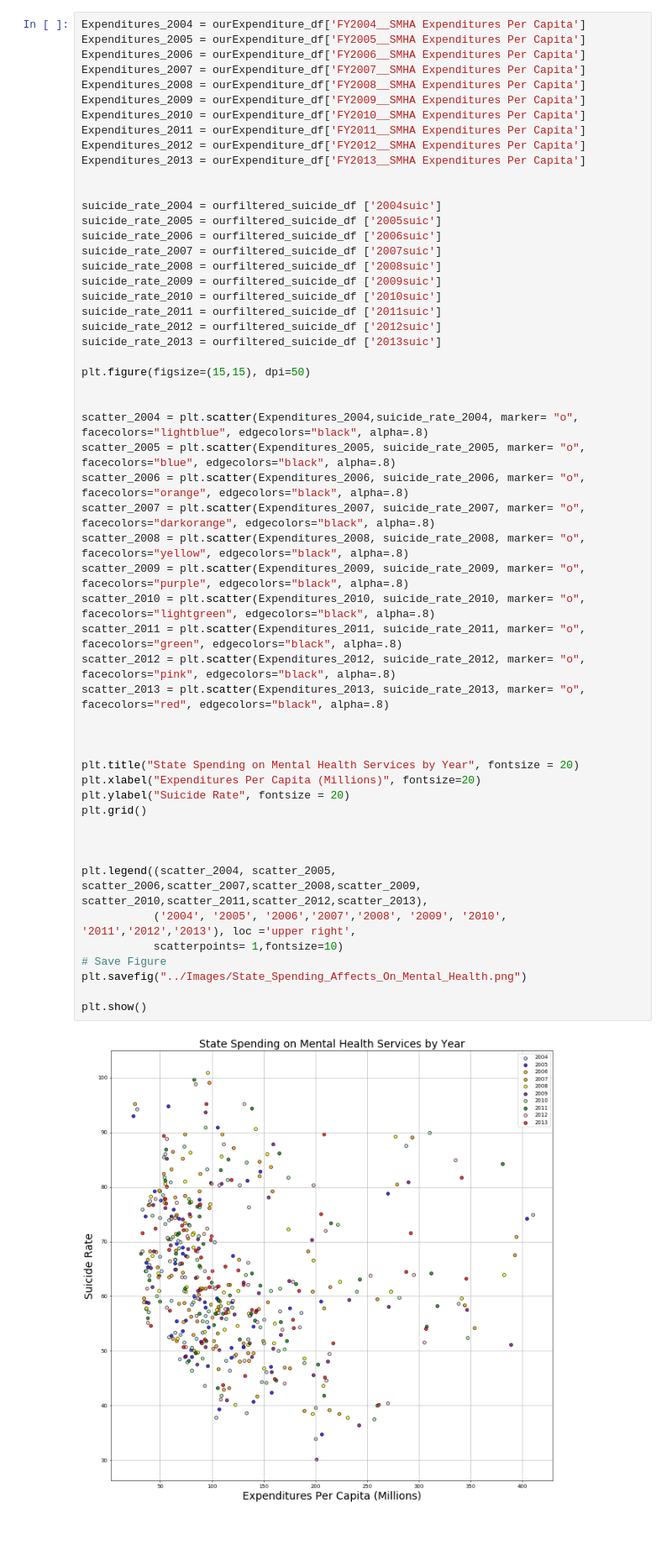
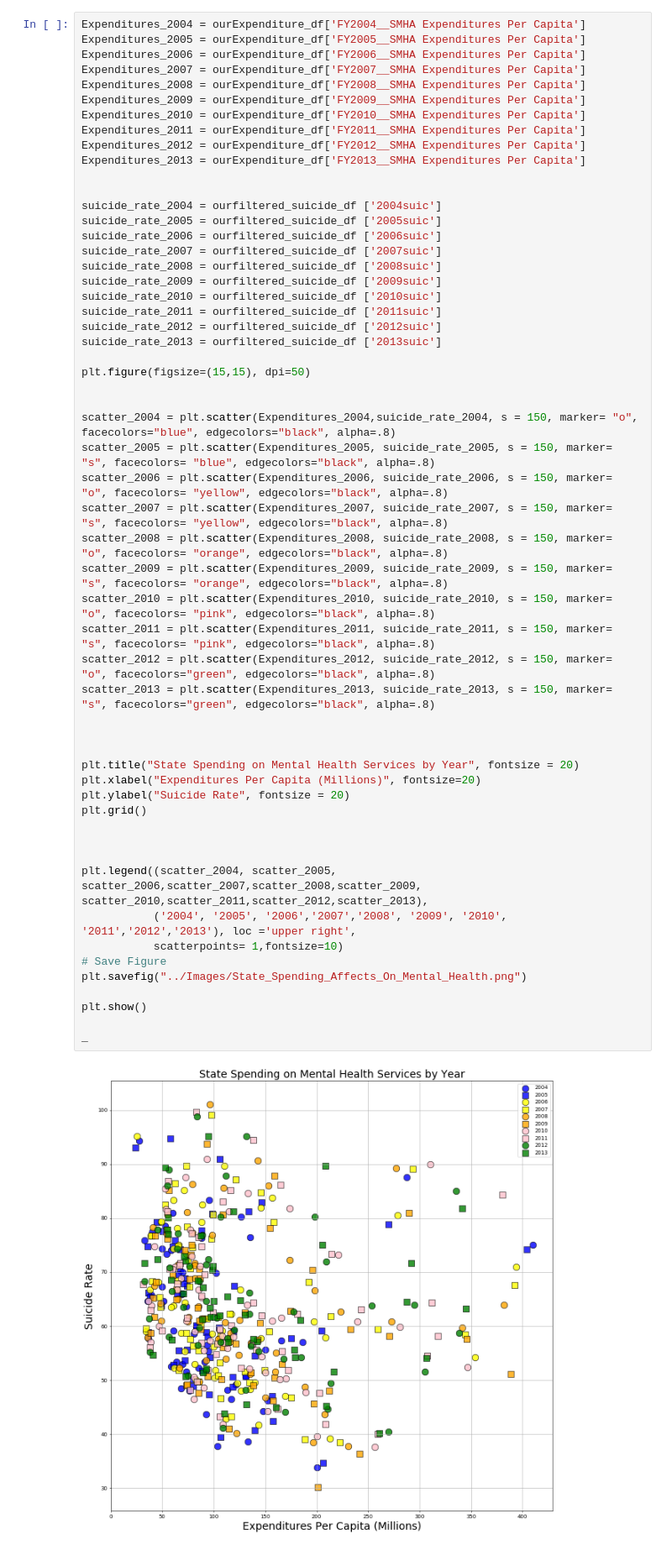
Before and after one commit to aeclaman/Project1, a Jupyter notebook: notebooks/Expenditure vs Suicide Rate.ipynb, the cells around one changed output. Shown at 84% size. Saved outputs shown, nothing was run; the diff lists cells and outputs as text.

Commit message:
Expenditure vs Suicide

```diff
--- a/notebooks/Expenditure vs Suicide Rate.ipynb
+++ b/notebooks/Expenditure vs Suicide Rate.ipynb
@@ -79,41 +79,43 @@ suicide_rate_2005 = ourfiltered_suicide_df ['2005suic']
 suicide_rate_2006 = ourfiltered_suicide_df ['2006suic']
 suicide_rate_2007 = ourfiltered_suicide_df ['2007suic']
 suicide_rate_2008 = ourfiltered_suicide_df ['2008suic']
 suicide_rate_2009 = ourfiltered_suicide_df ['2009suic']
 suicide_rate_2010 = ourfiltered_suicide_df ['2010suic']
 suicide_rate_2011 = ourfiltered_suicide_df ['2011suic']
 suicide_rate_2012 = ourfiltered_suicide_df ['2012suic']
 suicide_rate_2013 = ourfiltered_suicide_df ['2013suic']
 
 plt.figure(figsize=(15,15), dpi=50)
 
 
-scatter_2004 = plt.scatter(Expenditures_2004,suicide_rate_2004, marker= "o", facecolors="lightblue", edgecolors="black", alpha=.8)
-scatter_2005 = plt.scatter(Expenditures_2005, suicide_rate_2005, marker= "o", facecolors="blue", edgecolors="black", alpha=.8)
-scatter_2006 = plt.scatter(Expenditures_2006, suicide_rate_2006, marker= "o", facecolors="orange", edgecolors="black", alpha=.8)
-scatter_2007 = plt.scatter(Expenditures_2007, suicide_rate_2007, marker= "o", facecolors="darkorange", edgecolors="black", alpha=.8)
-scatter_2008 = plt.scatter(Expenditures_2008, suicide_rate_2008, marker= "o", facecolors="yellow", edgecolors="black", alpha=.8)
-scatter_2009 = plt.scatter(Expenditures_2009, suicide_rate_2009, marker= "o", facecolors="purple", edgecolors="black", alpha=.8)
-scatter_2010 = plt.scatter(Expenditures_2010, suicide_rate_2010, marker= "o", facecolors="lightgreen", edgecolors="black", alpha=.8)
-scatter_2011 = plt.scatter(Expenditures_2011, suicide_rate_2011, marker= "o", facecolors="green", edgecolors="black", alpha=.8)
-scatter_2012 = plt.scatter(Expenditures_2012, suicide_rate_2012, marker= "o", facecolors="pink", edgecolors="black", alpha=.8)
-scatter_2013 = plt.scatter(Expenditures_2013, suicide_rate_2013, marker= "o", facecolors="red", edgecolors="black", alpha=.8)
+scatter_2004 = plt.scatter(Expenditures_2004,suicide_rate_2004, s = 150, marker= "o", facecolors="blue", edgecolors="black", alpha=.8)
+scatter_2005 = plt.scatter(Expenditures_2005, suicide_rate_2005, s = 150, marker= "s", facecolors= "blue", edgecolors="black", alpha=.8)
+scatter_2006 = plt.scatter(Expenditures_2006, suicide_rate_2006, s = 150, marker= "o", facecolors= "yellow", edgecolors="black", alpha=.8)
+scatter_2007 = plt.scatter(Expenditures_2007, suicide_rate_2007, s = 150, marker= "s", facecolors= "yellow", edgecolors="black", alpha=.8)
+scatter_2008 = plt.scatter(Expenditures_2008, suicide_rate_2008, s = 150, marker= "o", facecolors= "orange", edgecolors="black", alpha=.8)
+scatter_2009 = plt.scatter(Expenditures_2009, suicide_rate_2009, s = 150, marker= "s", facecolors= "orange", edgecolors="black", alpha=.8)
+scatter_2010 = plt.scatter(Expenditures_2010, suicide_rate_2010, s = 150, marker= "o", facecolors= "pink", edgecolors="black", alpha=.8)
+scatter_2011 = plt.scatter(Expenditures_2011, suicide_rate_2011, s = 150, marker= "s", facecolors= "pink", edgecolors="black", alpha=.8)
+scatter_2012 = plt.scatter(Expenditures_2012, suicide_rate_2012, s = 150, marker= "o", facecolors="green", edgecolors="black", alpha=.8)
+scatter_2013 = plt.scatter(Expenditures_2013, suicide_rate_2013, s = 150, marker= "s", facecolors="green", edgecolors="black", alpha=.8)
 
 
 
 plt.title("State Spending on Mental Health Services by Year", fontsize = 20)
 plt.xlabel("Expenditures Per Capita (Millions)", fontsize=20)
 plt.ylabel("Suicide Rate", fontsize = 20)
 plt.grid()
 
 
 
 plt.legend((scatter_2004, scatter_2005, scatter_2006,scatter_2007,scatter_2008,scatter_2009, scatter_2010,scatter_2011,scatter_2012,scatter_2013),
            ('2004', '2005', '2006','2007','2008', '2009', '2010', '2011','2012','2013'), loc ='upper right',
            scatterpoints= 1,fontsize=10)
 # Save Figure
 plt.savefig("../Images/State_Spending_Affects_On_Mental_Health.png")
 
 plt.show()
+
+_
 # %% [output]
-[figure, old version]
+[figure, new version]
```
Also changed, not shown: parts of 5 cells of this notebook, 3 other files.
